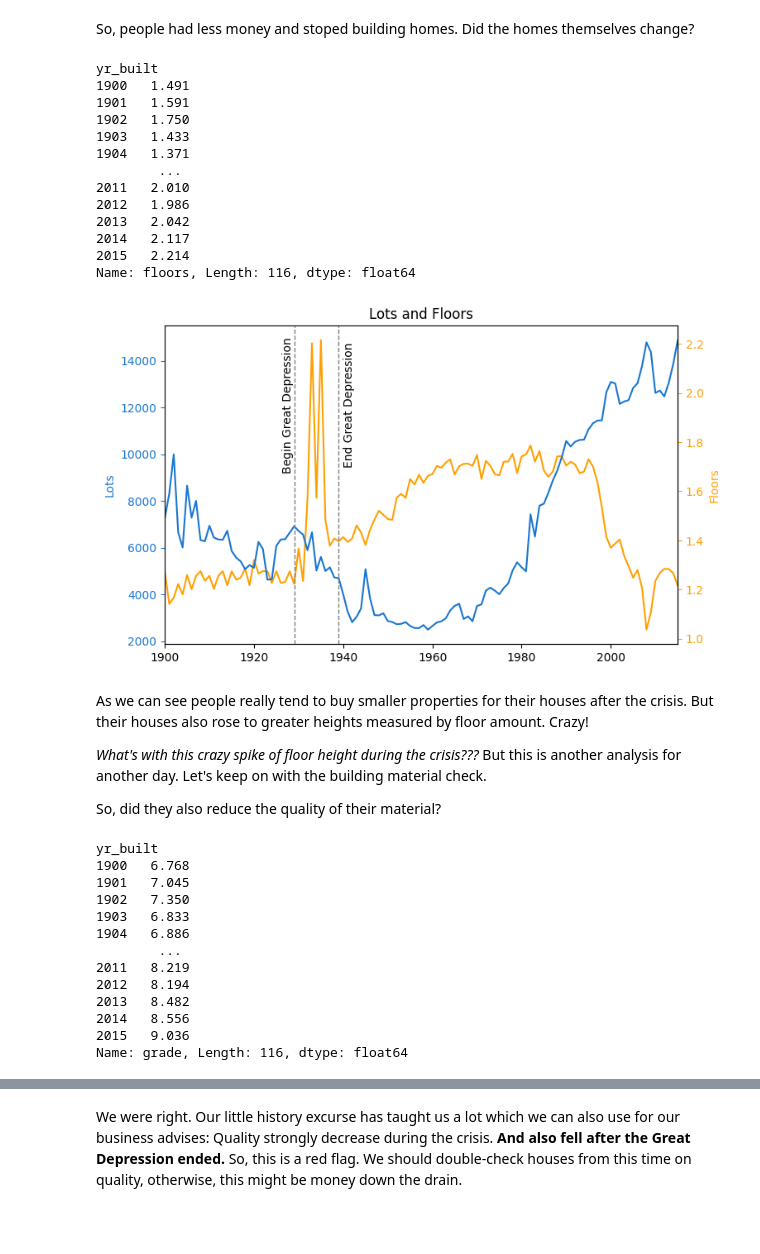
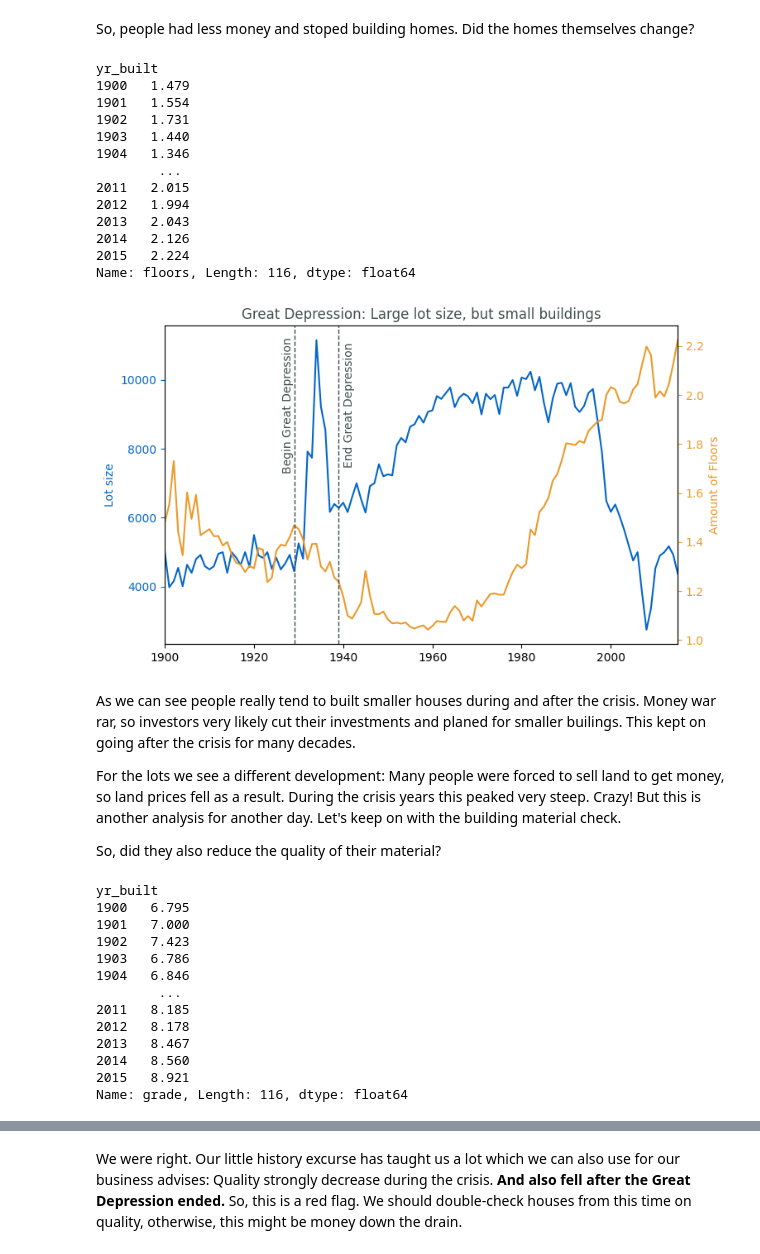
Before and after one commit to merekat/ds-eda-project-template, a Jupyter notebook: EDA.ipynb, the cells around one changed output, grey strips where cells are left out. Saved outputs shown, nothing was run; the diff lists cells and outputs as text; code cells hidden in the pictures; blank space fills up the shorter version.

```diff
--- a/EDA.ipynb
+++ b/EDA.ipynb
@@ -95,15 +95,12 @@ print(f"{mode_sales} is one of the most often appearing house_id. It appears {am
 # %% [markdown]
 Now we merge all doublets into on row but create additional rows to store the data points of the doubles' column values of price and date.
 # %%
-df_sales = df_sales.sort_values(by='date')
-df_sales
-
 df_sales = df_sales.sort_values(by='date')
 
 new_df = pd.DataFrame({
     'house_id': df_sales['house_id'].unique(),
     'price_1': df_sales.groupby('house_id')['price'].first(),
-    'date_1': df_sales.groupby('house_id')['price'].first()
+    'date_1': df_sales.groupby('house_id')['date'].first()
 })
 
 # Add price_2 and price_3 columns
@@ -564,47 +548,47 @@ decade_floors = df_greatdepression.groupby('yr_built')['floors'].mean()
 decade_floors
 # %% [output]
 yr_built
-1900   1.491
-1901   1.591
-1902   1.750
-1903   1.433
-1904   1.371
+1900   1.479
+1901   1.554
+1902   1.731
+1903   1.440
+1904   1.346
         ...
-2011   2.010
-2012   1.986
-2013   2.042
-2014   2.117
-2015   2.214
+2011   2.015
+2012   1.994
+2013   2.043
+2014   2.126
+2015   2.224
 Name: floors, Length: 116, dtype: float64
 # %%
 fig, ax1 = plt.subplots()
 
-ax1.plot(decade_lots.index, decade_lots.values, label='Lots', color='#ffa000')
-ax1.set_ylabel('Lots', color='#1976d2')
-ax1.tick_params('y', colors='#1976d2')
+ax1.plot(decade_lots.index, decade_lots.values, label='Lots', color='#0366C9')
+ax1.set_ylabel('Lot size', color='#0366C9')
+ax1.tick_params('y', colors='#0366C9')
 
 ax2 = ax1.twinx()
 
-ax2.plot(decade_floors.index, decade_floors.values, label='Floors', color='#1976d2')
-ax2.set_ylabel('Floors', color='#ffa000')
-ax2.tick_params('y', colors='#ffa000')
+ax2.plot(decade_floors.index, decade_floors.values, label='Floors', color='#EC9A29')
+ax2.set_ylabel('Amount of Floors', color='#EC9A29')
+ax2.tick_params('y', colors='#EC9A29')
 
-ax1.set_title('Lots and Floors')
+ax1.set_title('Great Depression: Large lot size, but small buildings', color='#404E4D')
 
 plt.xlim(1900, 2015)
 
-plt.axvline(x=1929, color='gray', linewidth=1, linestyle='--')
-plt.axvline(x=1939, color='gray', linewidth=1, linestyle='--')
-plt.text(.24, 0.75, 'Begin Great Depression', rotation=90, ha='center', va='center', transform=plt.gca().transAxes)
-plt.text(.36, 0.75, 'End Great Depression', rotation=90, ha='center', va='center', transform=plt.gca().transAxes)
+plt.axvline(x=1929, color='#404E4D', linewidth=1, linestyle='--')
+plt.axvline(x=1939, color='#404E4D', linewidth=1, linestyle='--')
+plt.text(.24, 0.75, 'Begin Great Depression', rotation=90, ha='center', va='center', transform=plt.gca().transAxes, color='#404E4D')
+plt.text(.36, 0.75, 'End Great Depression', rotation=90, ha='center', va='center', transform=plt.gca().transAxes, color='#404E4D')
 
 plt.show()
 # %% [output]
-[figure, old version]
+[figure, new version]
 # %% [markdown]
-As we can see people really tend to buy smaller properties for their houses after the crisis. But their houses also rose to greater heights measured by floor amount. Crazy!
+As we can see people really tend to built smaller houses during and after the crisis. Money war rar, so investors very likely cut their investments and planed for smaller builings. This kept on going after the crisis for many decades.
 
-_What's with this crazy spike of floor height during the crisis???_ But this is another analysis for another day. Let's keep on with the building material check.
+For the lots we see a different development: Many people were forced to sell land to get money, so land prices fell as a result. During the crisis years this peaked very steep. Crazy! But this is another analysis for another day. Let's keep on with the building material check.
 
 So, did they also reduce the quality of their material?
 # %%
@@ -612,17 +596,17 @@ decade_grades_mean = df_greatdepression.groupby('yr_built')['grade'].mean()
 decade_grades_mean
 # %% [output]
 yr_built
-1900   6.768
-1901   7.045
-1902   7.350
-1903   6.833
-1904   6.886
+1900   6.795
+1901   7.000
+1902   7.423
+1903   6.786
+1904   6.846
         ...
-2011   8.219
-2012   8.194
-2013   8.482
-2014   8.556
-2015   9.036
+2011   8.185
+2012   8.178
+2013   8.467
+2014   8.560
+2015   8.921
 Name: grade, Length: 116, dtype: float64
 # %%
 fig, ax1 = plt.subplots()
```
Also changed, not shown: parts of 32 cells of this notebook.
